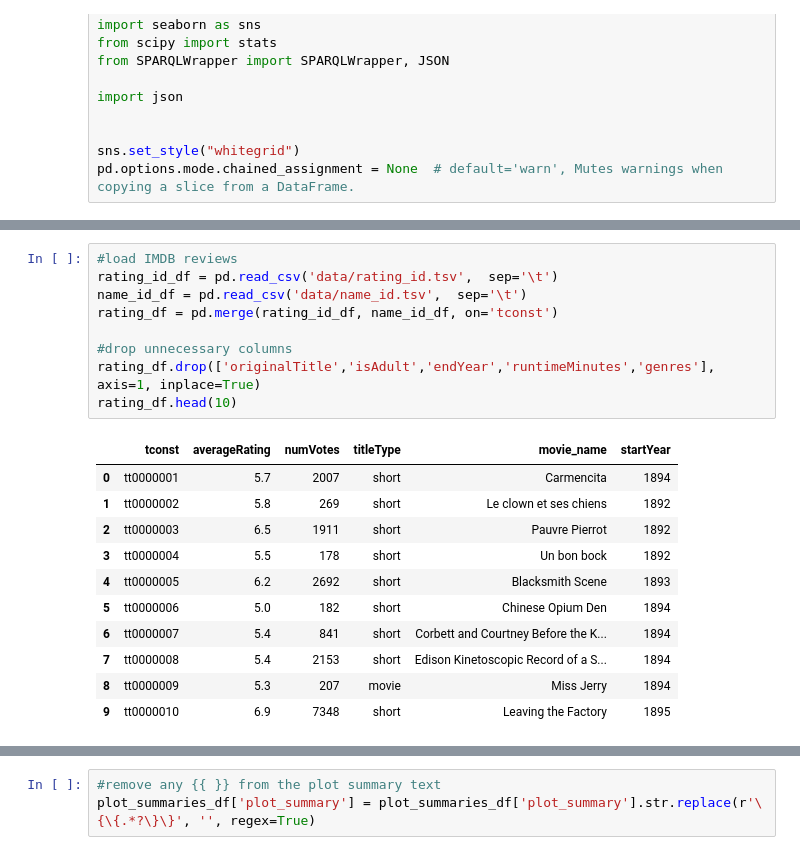
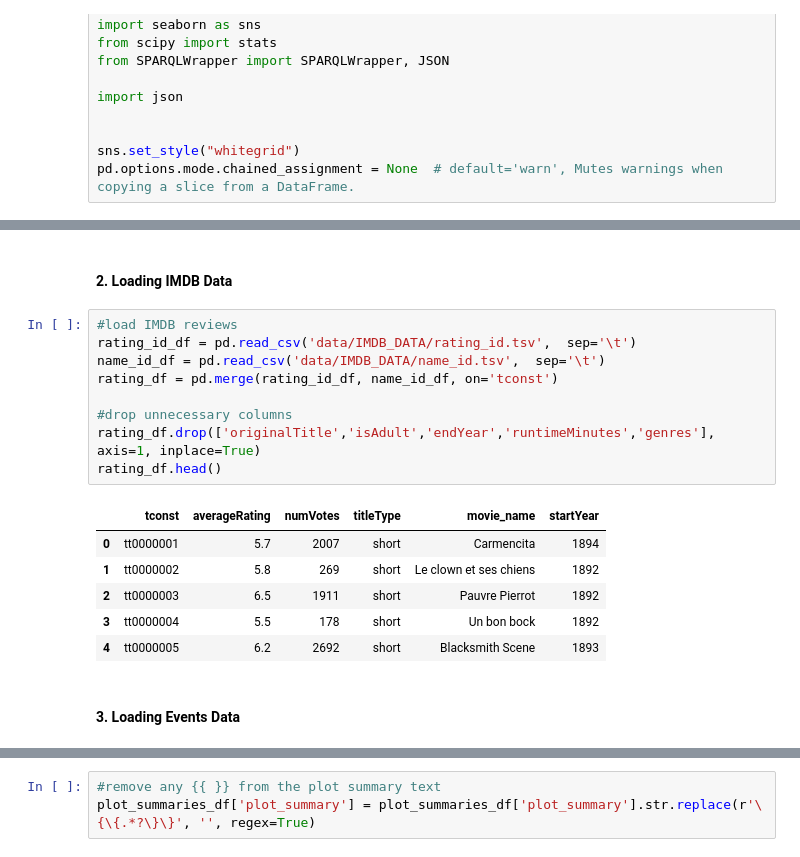
Before and after one commit to epfl-ada/ada-2023-project-adhd2023, a Jupyter notebook: milestone2.ipynb, the cells around one changed output, grey strips where cells are left out. Saved outputs shown, nothing was run; the diff lists cells and outputs as text.

```diff
--- a/milestone2.ipynb
+++ b/milestone2.ipynb
@@ -54,23 +204,22 @@ movie_metadata_df.head(10)
+# %% [markdown]
+#### 2. Loading IMDB Data
 # %%
 #load IMDB reviews
-rating_id_df = pd.read_csv('data/rating_id.tsv',  sep='\t')
-name_id_df = pd.read_csv('data/name_id.tsv',  sep='\t')
+rating_id_df = pd.read_csv('data/IMDB_DATA/rating_id.tsv',  sep='\t')
+name_id_df = pd.read_csv('data/IMDB_DATA/name_id.tsv',  sep='\t')
 rating_df = pd.merge(rating_id_df, name_id_df, on='tconst')
 
 #drop unnecessary columns
 rating_df.drop(['originalTitle','isAdult','endYear','runtimeMinutes','genres'], axis=1, inplace=True)
-rating_df.head(10)
+rating_df.head()
 # %% [output]
 |  | tconst | averageRating | numVotes | titleType | movie_name | startYear |
 | 0 | tt0000001 | 5.7 | 2007 | short | Carmencita | 1894 |
 | 1 | tt0000002 | 5.8 | 269 | short | Le clown et ses chiens | 1892 |
 | 2 | tt0000003 | 6.5 | 1911 | short | Pauvre Pierrot | 1892 |
 | 3 | tt0000004 | 5.5 | 178 | short | Un bon bock | 1892 |
 | 4 | tt0000005 | 6.2 | 2692 | short | Blacksmith Scene | 1893 |
-| 5 | tt0000006 | 5.0 | 182 | short | Chinese Opium Den | 1894 |
-| 6 | tt0000007 | 5.4 | 841 | short | Corbett and Courtney Before the K... | 1894 |
-| 7 | tt0000008 | 5.4 | 2153 | short | Edison Kinetoscopic Record of a S... | 1894 |
-| 8 | tt0000009 | 5.3 | 207 | movie | Miss Jerry | 1894 |
-| 9 | tt0000010 | 6.9 | 7348 | short | Leaving the Factory | 1895 |
+# %% [markdown]
+#### 3. Loading Events Data
 # %%
 #loading the events dataset
```
Also changed, not shown: parts of 54 cells of this notebook, 8 other files.
